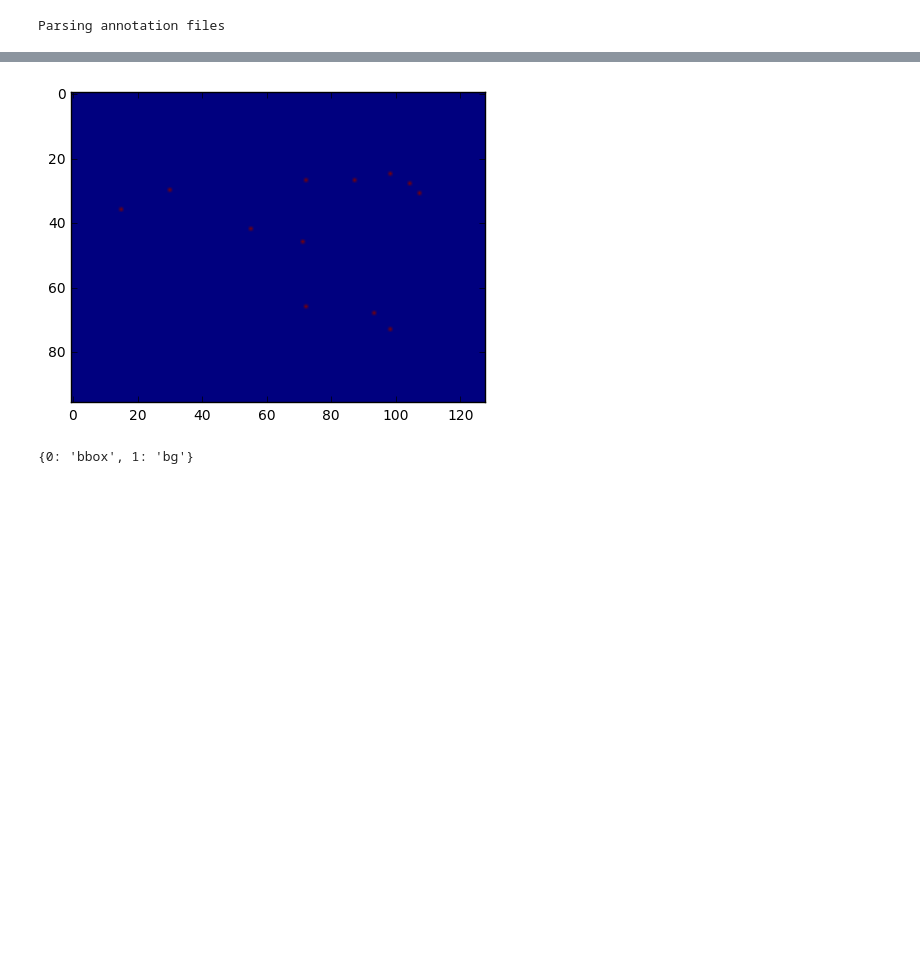
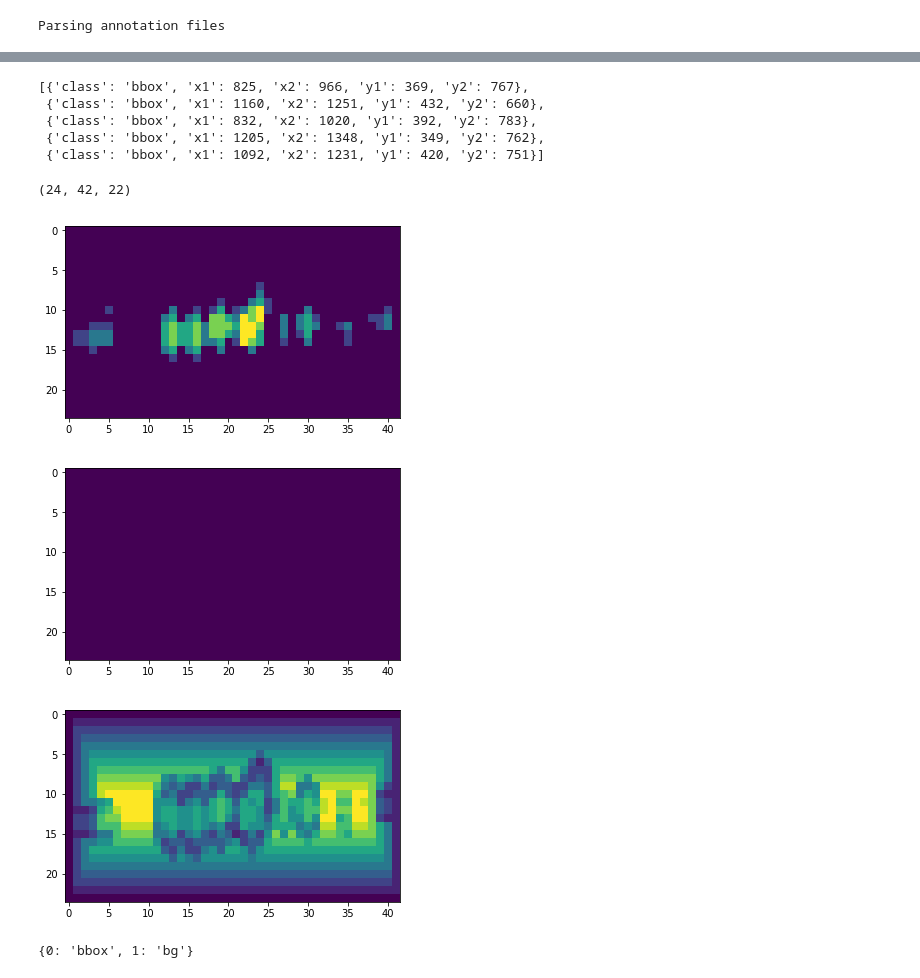
Before and after one commit to npetrenko/recurrent_frcnn, a Jupyter notebook: test_rpn_det.ipynb, the cells around one changed output, grey strips where cells are left out. Cells and saved outputs as stored; diff of their text form; code cells hidden in the pictures; blank space fills up the shorter version.

```diff
--- a/test_rpn_det.ipynb
+++ b/test_rpn_det.ipynb
@@ -20,7 +21,7 @@ from random import seed
 seed(1234)
 np.random.seed(1234)
 # %%
-data,_,_ = get_data('./crowdgen_data/Main/', './annotations/')
+data,_,_ = get_data('/tmp/MOT16/', form='jpg')
 # %% [output]
 Parsing annotation files
 # %%
@@ -29,4 +40,4 @@ with open('config.pickle', 'rb') as f:
 # %%
-data_gen = video_streamer(data, 2, C, lambda x,y: [x,y], 'tf', 'test')
+data_gen = video_streamer(data, 2, C, lambda x,y: [x//C.rpn_stride,y//C.rpn_stride], 'tf', 'train', frame_batchsize=7)
 # %%
 x = next(data_gen)
@@ -37,0 +44,13 @@ plt.show()
+# %%
+t = 0
+im = x[0][0,t].copy()
+im -= im.min()
+im /= im.max()
+
+bbs = x[-1][0][t]['bboxes']
+for bb in bbs:
+    a,b,c,d = map(lambda x: int(x/(1080/C.im_size)), [bb['x1'], bb['y1'], bb['x2'], bb['y2']])
+    #cv2.rectangle(im, (a,b), (c,d), color=-1)
+    im[b:d,a:c] = np.array([0,255,0], dtype='float32')/255
+plt.imshow(im)
+plt.show()
@@ -38,10 +59,28 @@ plt.show()
+# %%
+bbs[:5]
+# %% [output]
+[{'class': 'bbox', 'x1': 825, 'x2': 966, 'y1': 369, 'y2': 767},
+ {'class': 'bbox', 'x1': 1160, 'x2': 1251, 'y1': 432, 'y2': 660},
+ {'class': 'bbox', 'x1': 832, 'x2': 1020, 'y1': 392, 'y2': 783},
+ {'class': 'bbox', 'x1': 1205, 'x2': 1348, 'y1': 349, 'y2': 762},
+ {'class': 'bbox', 'x1': 1092, 'x2': 1231, 'y1': 420, 'y2': 751}]
 # %%
 num_anchors = len(C.anchor_box_ratios) * len(C.anchor_box_scales)
+# %%
+x[1][0][0,0].shape
+# %% [output]
+(24, 42, 22)
 # %%
-plt.imshow((x[1][0][0,1][...,num_anchors:]).sum(axis=-1))
+plt.imshow((x[1][0][0,t][...,-num_anchors:]).sum(axis=-1))
 plt.show()
+plt.imshow((x[1][0][0,t][...,:-num_anchors]).max(axis=-1))
+plt.show()
+plt.imshow((x[1][0][0,t][...,:-num_anchors]).sum(axis=-1))
+plt.show()
 # %% [output]
-[figure, old version]
+[figure, new version]
+[figure, added]
+[figure, added]
 # %%
 sess = tf.Session()
 # %%
```
Also changed, not shown: parts of 9 cells of this notebook, 7 other files.
